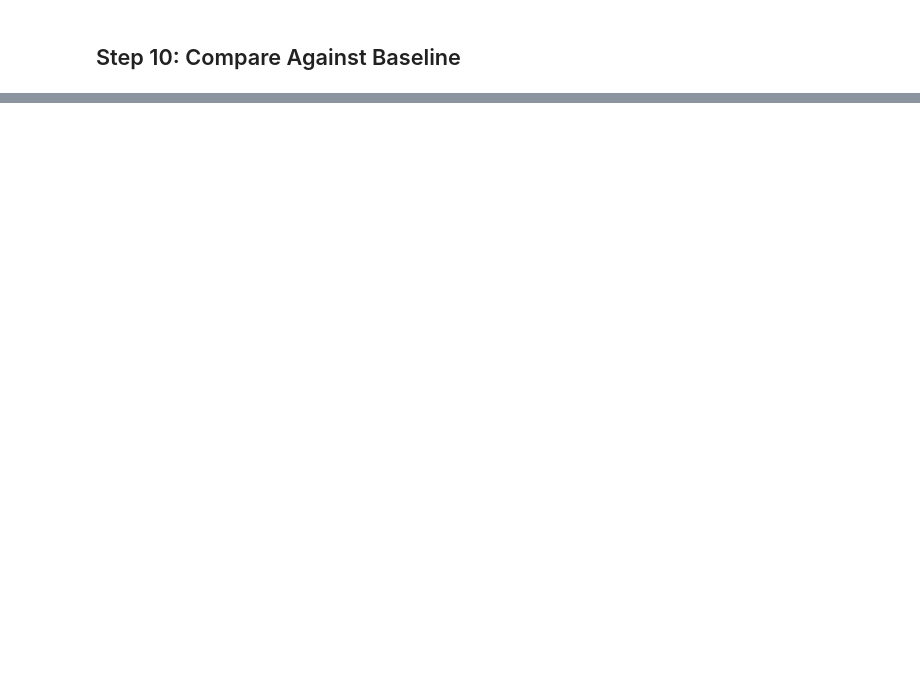
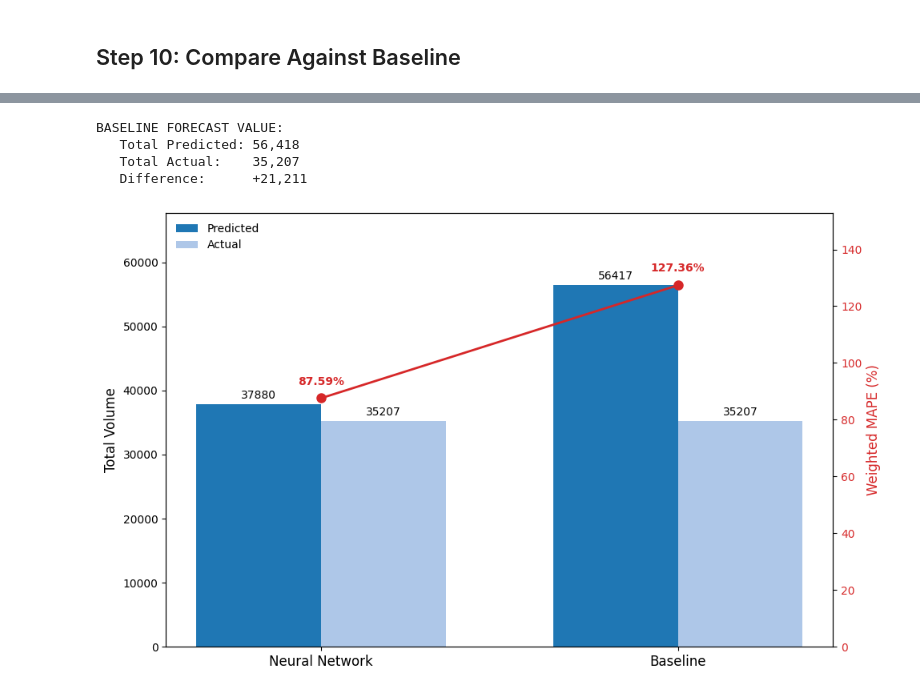
Before and after one commit to Runis13/CDE, a Jupyter notebook: Neural_Network_Forecast.ipynb, the cells around one changed output, grey strips where cells are left out. Cells and saved outputs as stored; diff of their text form; code cells hidden in the pictures; blank space fills up the shorter version.

```diff
--- a/Neural_Network_Forecast.ipynb
+++ b/Neural_Network_Forecast.ipynb
@@ -2003,0 +1366,67 @@ Top 10 Most Important Features:
+# %%
+# Baseline forecast validation
+print("\nBASELINE FORECAST VALUE:")
+print(f"   Total Predicted: {baseline_12mo.sum():,.0f}")
+print(f"   Total Actual:    {y_test.sum():,.0f}")
+print(f"   Difference:      {(baseline_12mo.sum() - y_test.sum()):+,.0f}")
+# %% [output]
+BASELINE FORECAST VALUE:
+   Total Predicted: 56,418
+   Total Actual:    35,207
+   Difference:      +21,211
+# %%
+models = ['Neural Network', 'Baseline']
+predicted = [y_pred.sum(), baseline_total_predicted]
+actual_val = total_actual
+actuals = [actual_val, actual_val]  # Same target for both
+mape = [weighted_mape, baseline_12mo_mape]
+
+x = np.arange(len(models))
+width = 0.35
+
+fig, ax1 = plt.subplots(figsize=(10, 6))
+
+# Plot Grouped Bars (Volume)
+# Predicted
+rects1 = ax1.bar(x - width/2, predicted, width, label='Predicted', color='#1f77b4')
+# Actual
+rects2 = ax1.bar(x + width/2, actuals, width, label='Actual', color='#aec7e8')  # Lighter blue for context
+
+ax1.set_ylabel('Total Volume', fontsize=12)
+ax1.set_xticks(x)
+ax1.set_xticklabels(models, fontsize=12)
+ax1.set_ylim(0, max(max(predicted), actual_val) * 1.2)  # Dynamic headroom
+ax1.legend(loc='upper left', frameon=False)
+
+# Plot Line (MAPE) on Secondary Axis
+ax2 = ax1.twinx()
+color_mape = '#d62728'
+ax2.plot(x, mape, color=color_mape, marker='o', linewidth=2, markersize=8, linestyle='-', label='Weighted MAPE')
+ax2.set_ylabel('Weighted MAPE (%)', color=color_mape, fontsize=12)
+ax2.tick_params(axis='y', labelcolor=color_mape)
+ax2.set_ylim(0, max(mape) * 1.2)  # Dynamic y-limit based on actual MAPE values
+
+def autolabel(rects, ax):
+    for rect in rects:
+        height = rect.get_height()
+        ax.annotate(f'{int(height)}',
+                    xy=(rect.get_x() + rect.get_width() / 2, height),
+                    xytext=(0, 3),  # 3 points vertical offset
+                    textcoords="offset points",
+                    ha='center', va='bottom', fontsize=10)
+
+autolabel(rects1, ax1)
+autolabel(rects2, ax1)
+
+# Label for MAPE points
+for i, val in enumerate(mape):
+    ax2.annotate(f'{val:.2f}%',
+                 xy=(i, val),
+                 xytext=(0, 10),
+                 textcoords="offset points",
+                 ha='center', va='bottom', color=color_mape, fontweight='bold')
+
+plt.tight_layout()
+plt.show()
+# %% [output]
+[figure, added]
```
Also changed, not shown: parts of 31 cells of this notebook, 12 other files.
